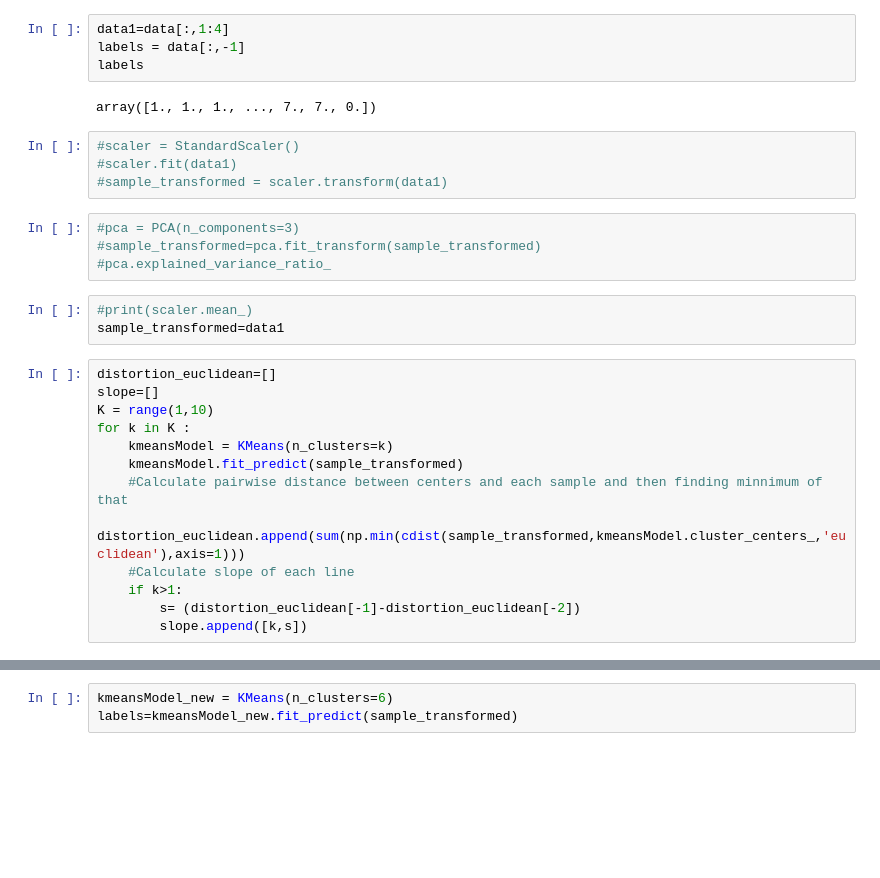
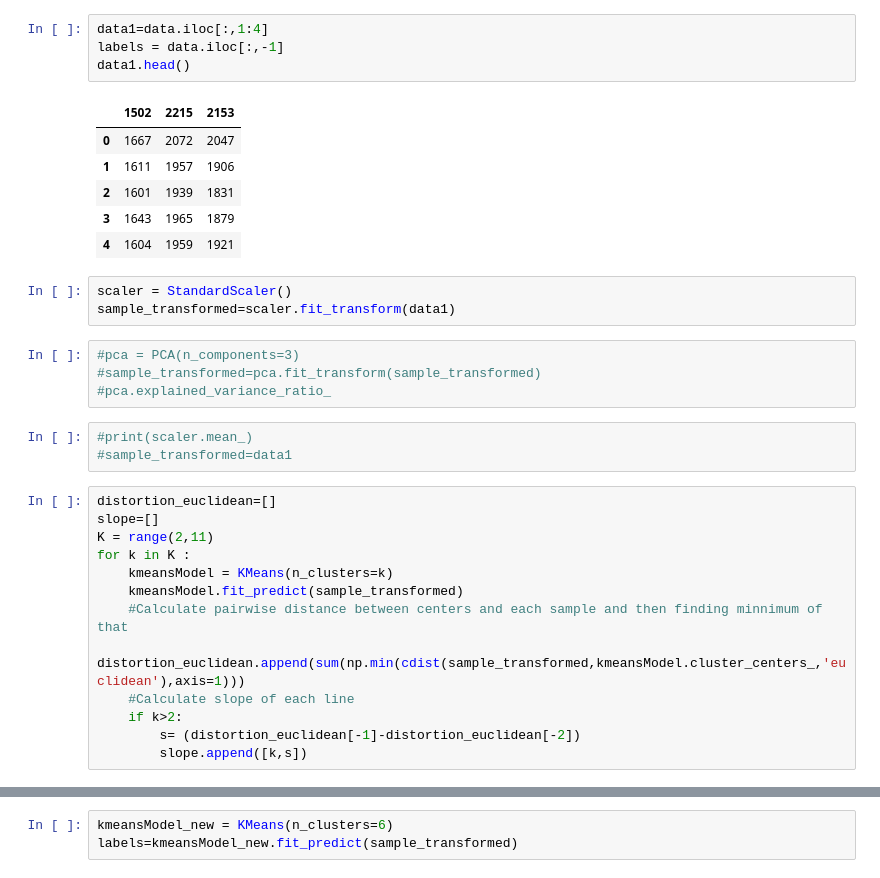
Before and after one commit to shobhitagrawal24/MasterThesis, a Jupyter notebook: Analysis/Single chest mounter Accelerometer Activity recognition/EDA with feature scaling.ipynb, the cells around one changed output, grey strips where cells are left out. Saved outputs shown, nothing was run; the diff lists cells and outputs as text; blank space fills up the shorter version.

```diff
--- a/Analysis/Single chest mounter Accelerometer Activity recognition/EDA with feature scaling.ipynb
+++ b/Analysis/Single chest mounter Accelerometer Activity recognition/EDA with feature scaling.ipynb
@@ -11,31 +20,35 @@ data = np.array(pd.read_csv('~/DataSet3/1.csv'))
 # %%
-data1=data[:,1:4]
-labels = data[:,-1]
-labels
+data1=data.iloc[:,1:4]
+labels = data.iloc[:,-1]
+data1.head()
 # %% [output]
-array([1., 1., 1., ..., 7., 7., 0.])
+|  | 1502 | 2215 | 2153 |
+| 0 | 1667 | 2072 | 2047 |
+| 1 | 1611 | 1957 | 1906 |
+| 2 | 1601 | 1939 | 1831 |
+| 3 | 1643 | 1965 | 1879 |
+| 4 | 1604 | 1959 | 1921 |
 # %%
-#scaler = StandardScaler()
-#scaler.fit(data1)
-#sample_transformed = scaler.transform(data1)
+scaler = StandardScaler()
+sample_transformed=scaler.fit_transform(data1)
 # %%
 #pca = PCA(n_components=3)
 #sample_transformed=pca.fit_transform(sample_transformed)
 #pca.explained_variance_ratio_
 # %%
 #print(scaler.mean_)
-sample_transformed=data1
+#sample_transformed=data1
 # %%
 distortion_euclidean=[]
 slope=[]
-K = range(1,10)
+K = range(2,11)
 for k in K :
     kmeansModel = KMeans(n_clusters=k)
     kmeansModel.fit_predict(sample_transformed)
     #Calculate pairwise distance between centers and each sample and then finding minnimum of that
     distortion_euclidean.append(sum(np.min(cdist(sample_transformed,kmeansModel.cluster_centers_,'euclidean'),axis=1)))
     #Calculate slope of each line
-    if k>1:
+    if k>2:
         s= (distortion_euclidean[-1]-distortion_euclidean[-2])
         slope.append([k,s])
 # %%
```
Also changed, not shown: parts of 7 cells of this notebook, 5 other files.
